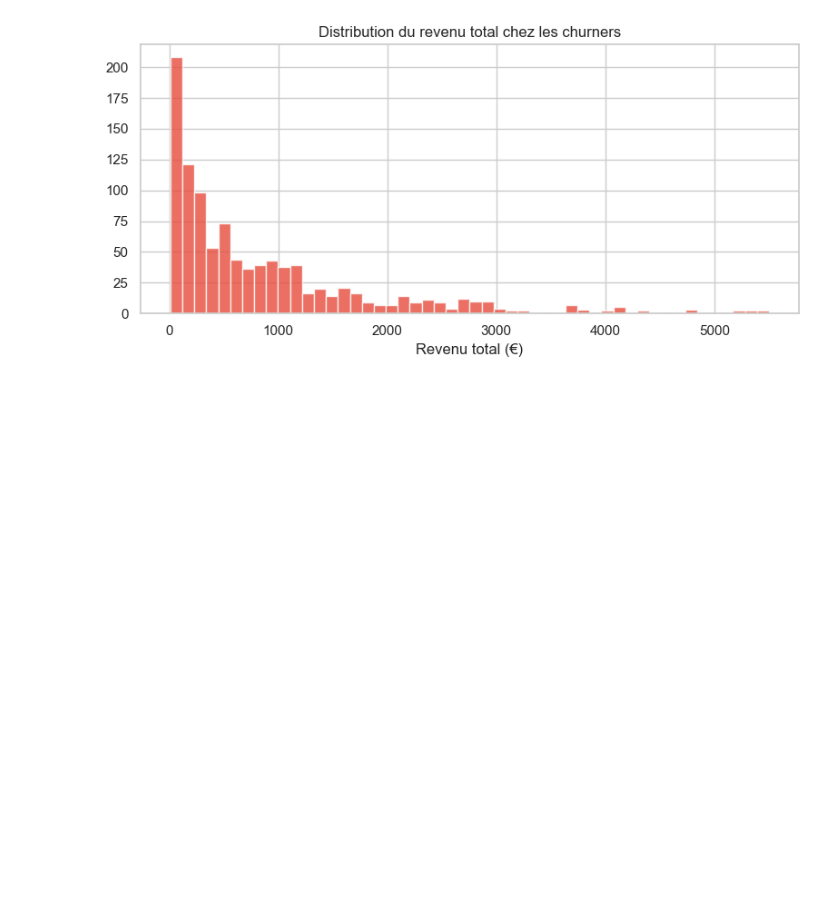
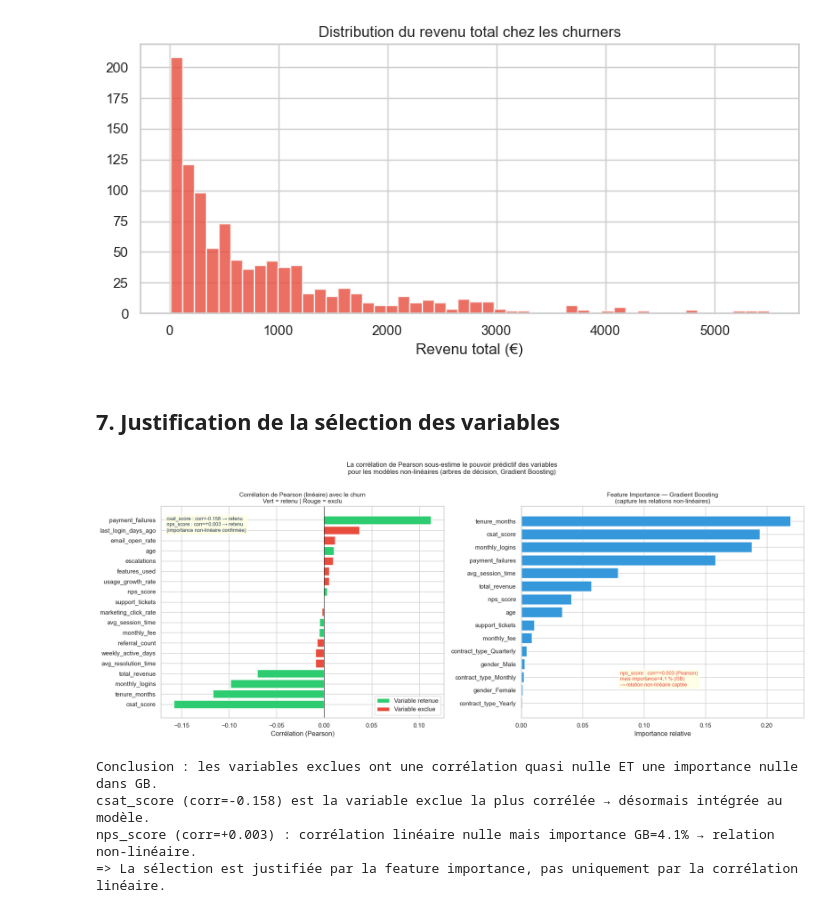
Before and after one commit to haciyil38/Projet-Data-Science, a Jupyter notebook: notebooks/01_EDA.ipynb, the cells around one changed output. Saved outputs shown, nothing was run; the diff lists cells and outputs as text; code cells hidden in the pictures; blank space fills up the shorter version.

```diff
--- a/notebooks/01_EDA.ipynb
+++ b/notebooks/01_EDA.ipynb
@@ -196,3 +198,80 @@ Revenu total à risque : 862,640 €
 Clients à risque : 1021
 Revenu moyen par churner : 845 €
 [figure]
+# %% [markdown]
+## 7. Justification de la sélection des variables
+# %%
+# Deux graphiques :
+# 1. Corrélation de Pearson — limite : ne capture que les relations linéaires
+# 2. Feature importance GB — capture les relations non-linéaires
+
+import joblib
+import sys
+sys.path.insert(0, '..')
+from src.preprocessing import build_preprocessor, NUMERIC_FEATURES, CATEGORICAL_FEATURES, get_feature_names
+from sklearn.model_selection import train_test_split
+
+# ── Graphique 1 : corrélation Pearson de toutes les variables numériques ──
+all_numeric = [c for c in df.columns if df[c].dtype in ['int64', 'float64'] and c != 'churn']
+retained = ['age', 'tenure_months', 'monthly_fee', 'total_revenue',
+            'payment_failures', 'support_tickets', 'avg_session_time',
+            'monthly_logins', 'nps_score', 'csat_score']
+excluded_num = [c for c in all_numeric if c not in retained]
+
+corr_churn = df[all_numeric + ['churn']].corr()['churn'].drop('churn').sort_values()
+colors = ['#2ecc71' if col in retained else '#e74c3c' for col in corr_churn.index]
+
+fig, axes = plt.subplots(1, 2, figsize=(18, 7))
+
+# Graphique 1
+axes[0].barh(corr_churn.index, corr_churn.values, color=colors)
+axes[0].axvline(x=0, color='black', linewidth=0.8)
+axes[0].set_title('Corrélation de Pearson (linéaire) avec le churn\n'
+                   'Vert = retenu | Rouge = exclu', fontsize=11)
+axes[0].set_xlabel('Corrélation (Pearson)')
+axes[0].annotate('csat_score : corr=-0.158 → retenu\nnps_score : corr=+0.003 → retenu\n(importance non-linéaire confirmée)',
+                  xy=(0.02, 0.88), xycoords='axes fraction',
+                  fontsize=9, color='#2c3e50',
+                  bbox=dict(boxstyle='round', facecolor='lightyellow', alpha=0.8))
+from matplotlib.patches import Patch
+legend = [Patch(facecolor='#2ecc71', label='Variable retenue'),
+          Patch(facecolor='#e74c3c', label='Variable exclue')]
+axes[0].legend(handles=legend)
+
+# ── Graphique 2 : feature importance GB (réelle) ──
+gb = joblib.load('../models/gradient_boosting.pkl')
+X = df[NUMERIC_FEATURES + CATEGORICAL_FEATURES]
+y = df['churn']
+X_train, X_test, y_train, y_test = train_test_split(X, y, test_size=0.2, random_state=42, stratify=y)
+preprocessor = gb.named_steps['preprocessor']
+preprocessor.fit(X_train)
+feature_names = get_feature_names(preprocessor)
+importances = gb.named_steps['classifier'].feature_importances_
+import pandas as pd
+fi = pd.Series(importances, index=feature_names).sort_values()
+
+axes[1].barh(fi.index, fi.values, color='#3498db')
+axes[1].set_title('Feature Importance — Gradient Boosting\n'
+                   '(capture les relations non-linéaires)', fontsize=11)
+axes[1].set_xlabel('Importance relative')
+axes[1].annotate('nps_score : corr=+0.003 (Pearson)\nmais importance=4,1 % (GB)\n→ relation non-linéaire captée',
+                  xy=(0.35, 0.15), xycoords='axes fraction',
+                  fontsize=9, color='#e74c3c',
+                  bbox=dict(boxstyle='round', facecolor='lightyellow', alpha=0.8))
+
+plt.suptitle('La corrélation de Pearson sous-estime le pouvoir prédictif des variables\n'
+             'pour les modèles non-linéaires (arbres de décision, Gradient Boosting)',
+             fontsize=12, y=1.01)
+plt.tight_layout()
+plt.show()
+
+print('Conclusion : les variables exclues ont une corrélation quasi nulle ET une importance nulle dans GB.')
+print('csat_score (corr=-0.158) est la variable exclue la plus corrélée → désormais intégrée au modèle.')
+print('nps_score (corr=+0.003) : corrélation linéaire nulle mais importance GB=4.1% → relation non-linéaire.')
+print('=> La sélection est justifiée par la feature importance, pas uniquement par la corrélation linéaire.')
+# %% [output]
+[figure, added]
+Conclusion : les variables exclues ont une corrélation quasi nulle ET une importance nulle dans GB.
+csat_score (corr=-0.158) est la variable exclue la plus corrélée → désormais intégrée au modèle.
+nps_score (corr=+0.003) : corrélation linéaire nulle mais importance GB=4.1% → relation non-linéaire.
+=> La sélection est justifiée par la feature importance, pas uniquement par la corrélation linéaire.
```
Also changed, not shown: parts of 3 cells of this notebook, 19 other files.
